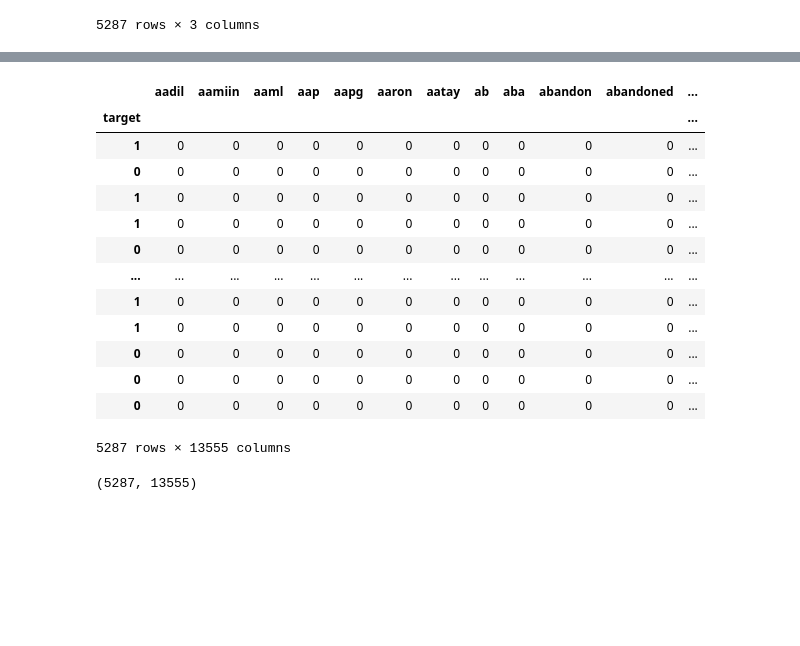
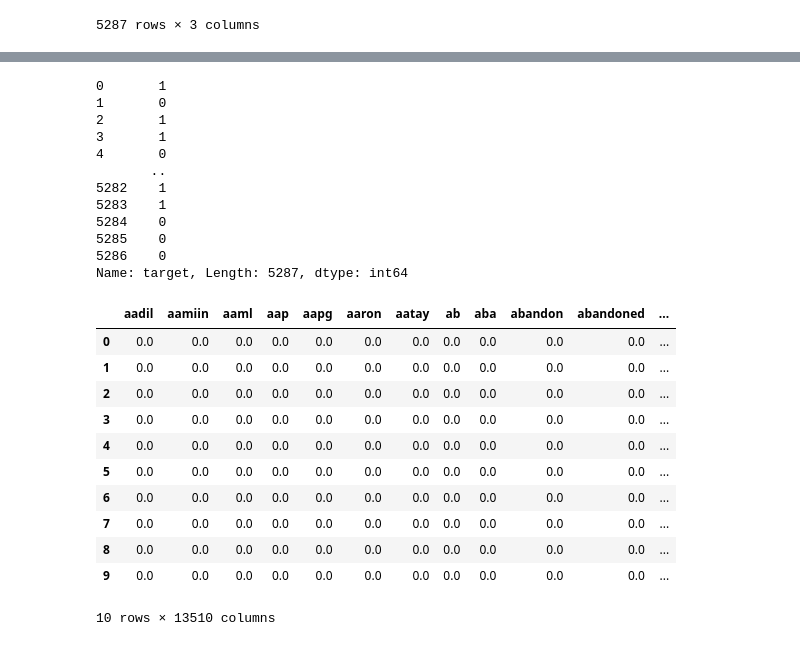
Before and after one commit to MugoChege/Liver-and-Tweets, a Jupyter notebook: tweets.ipynb, the cells around one changed output, grey strips where cells are left out. Cells and saved outputs as stored; diff of their text form; code cells hidden in the pictures; blank space fills up the shorter version.

```diff
--- a/tweets.ipynb
+++ b/tweets.ipynb
@@ -29,11 +29,10 @@ import re
 import string
 
 def clean_text_round1(text):
-    '''Make text lowercase, remove text in square brackets, remove punctuation and remove words containing numbers.'''
+    '''Make text lowercase, remove punctuation and remove words containing numbers.'''
     text = text.lower()
-    text = re.sub('\[.*?\]', '', text)
     text = re.sub('[%s]' % re.escape(string.punctuation), '', text)
-    text = re.sub('\w*\d\w*', '', text)
+    text = re.sub('\d', '', text)
     return text
 
 round1 = lambda x: clean_text_round1(x)
@@ -83,0 +84,2 @@ features_nd = features.toarray() # for easy usage
+# %%
+df['text'] = df['text'].apply(nltk.word_tokenize)
@@ -84,23 +115,40 @@ features_nd = features.toarray() # for easy usage
+# %%
+from sklearn.feature_extraction.text import TfidfTransformer
+
+transformer = TfidfTransformer().fit(text)
+
+text = transformer.transform(text)
 # %%
-data_dtm = pd.DataFrame(features_nd, columns=vectorizer.get_feature_names())
-data_dtm.index = df['target']
-data_dtm
+data_1 = pd.DataFrame(text_1.toarray(), columns=cv.get_feature_names())
+data_1['target'] = df['target']
+data_1['target']
 # %% [output]
-|  | aadil | aamiin | aaml | aap | aapg | aaron | aatay | ab | aba | abandon | abandoned | ... |
-| target |  |  |  |  |  |  |  |  |  |  |  | ... |
-| 1 | 0 | 0 | 0 | 0 | 0 | 0 | 0 | 0 | 0 | 0 | 0 | ... |
-| 0 | 0 | 0 | 0 | 0 | 0 | 0 | 0 | 0 | 0 | 0 | 0 | ... |
-| 1 | 0 | 0 | 0 | 0 | 0 | 0 | 0 | 0 | 0 | 0 | 0 | ... |
-| 1 | 0 | 0 | 0 | 0 | 0 | 0 | 0 | 0 | 0 | 0 | 0 | ... |
-| 0 | 0 | 0 | 0 | 0 | 0 | 0 | 0 | 0 | 0 | 0 | 0 | ... |
-| ... | ... | ... | ... | ... | ... | ... | ... | ... | ... | ... | ... | ... |
-| 1 | 0 | 0 | 0 | 0 | 0 | 0 | 0 | 0 | 0 | 0 | 0 | ... |
-| 1 | 0 | 0 | 0 | 0 | 0 | 0 | 0 | 0 | 0 | 0 | 0 | ... |
-| 0 | 0 | 0 | 0 | 0 | 0 | 0 | 0 | 0 | 0 | 0 | 0 | ... |
-| 0 | 0 | 0 | 0 | 0 | 0 | 0 | 0 | 0 | 0 | 0 | 0 | ... |
-| 0 | 0 | 0 | 0 | 0 | 0 | 0 | 0 | 0 | 0 | 0 | 0 | ... |
-5287 rows × 13555 columns
+0       1
+1       0
+2       1
+3       1
+4       0
+       ..
+5282    1
+5283    1
+5284    0
+5285    0
+5286    0
+Name: target, Length: 5287, dtype: int64
-# %%
-data_dtm.shape
-# %% [output]
-(5287, 13555)
+# %%
+data = pd.DataFrame(text.toarray(), columns=cv.get_feature_names())
+data['target'] = df['target']
+data.head(10)
+# %% [output]
+|  | aadil | aamiin | aaml | aap | aapg | aaron | aatay | ab | aba | abandon | abandoned | ... |
+| 0 | 0.0 | 0.0 | 0.0 | 0.0 | 0.0 | 0.0 | 0.0 | 0.0 | 0.0 | 0.0 | 0.0 | ... |
+| 1 | 0.0 | 0.0 | 0.0 | 0.0 | 0.0 | 0.0 | 0.0 | 0.0 | 0.0 | 0.0 | 0.0 | ... |
+| 2 | 0.0 | 0.0 | 0.0 | 0.0 | 0.0 | 0.0 | 0.0 | 0.0 | 0.0 | 0.0 | 0.0 | ... |
+| 3 | 0.0 | 0.0 | 0.0 | 0.0 | 0.0 | 0.0 | 0.0 | 0.0 | 0.0 | 0.0 | 0.0 | ... |
+| 4 | 0.0 | 0.0 | 0.0 | 0.0 | 0.0 | 0.0 | 0.0 | 0.0 | 0.0 | 0.0 | 0.0 | ... |
+| 5 | 0.0 | 0.0 | 0.0 | 0.0 | 0.0 | 0.0 | 0.0 | 0.0 | 0.0 | 0.0 | 0.0 | ... |
+| 6 | 0.0 | 0.0 | 0.0 | 0.0 | 0.0 | 0.0 | 0.0 | 0.0 | 0.0 | 0.0 | 0.0 | ... |
+| 7 | 0.0 | 0.0 | 0.0 | 0.0 | 0.0 | 0.0 | 0.0 | 0.0 | 0.0 | 0.0 | 0.0 | ... |
+| 8 | 0.0 | 0.0 | 0.0 | 0.0 | 0.0 | 0.0 | 0.0 | 0.0 | 0.0 | 0.0 | 0.0 | ... |
+| 9 | 0.0 | 0.0 | 0.0 | 0.0 | 0.0 | 0.0 | 0.0 | 0.0 | 0.0 | 0.0 | 0.0 | ... |
+10 rows × 13510 columns
```
Also changed, not shown: parts of 23 cells of this notebook.
